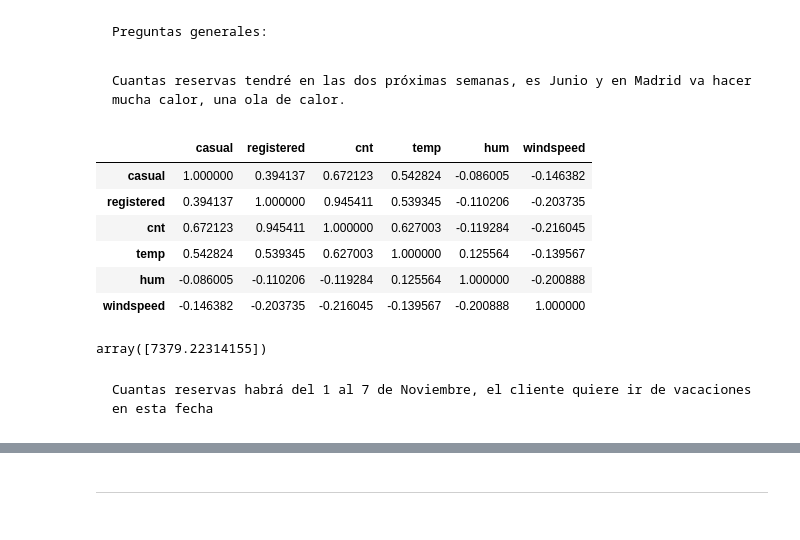
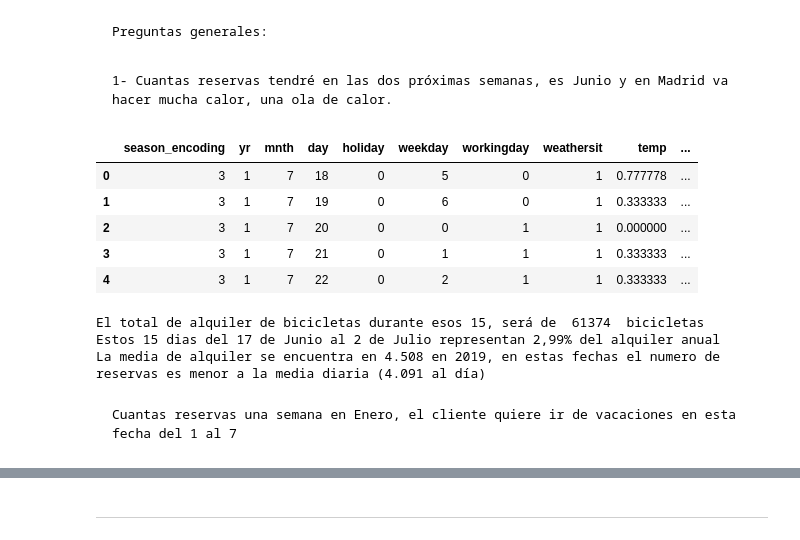
Before and after one commit to Adalab/project-da-promo-A-module-3-team-1, a Jupyter notebook: Regresion_Lineal_multiple_parte_4.ipynb, the cells around one changed output, grey strips where cells are left out. Drawn from its saved outputs; the diff is of its cells as text; code cells hidden in the pictures.

```diff
--- a/Regresion_Lineal_multiple_parte_4.ipynb
+++ b/Regresion_Lineal_multiple_parte_4.ipynb
@@ -889,21 +871,12 @@ residuals_train = (y_train - y_pred_train)
 # %% [markdown]
     Preguntas generales:
 # %% [markdown]
-    Cuantas reservas tendré en las dos próximas semanas, es Junio y en Madrid va hacer mucha calor, una ola de calor.
+    1- Cuantas reservas tendré en las dos próximas semanas, es Junio y en Madrid va hacer mucha calor, una ola de calor.
-# %%
-df_standardized.corr()
-# %% [output]
-|  | casual | registered | cnt | temp | hum | windspeed |
-| casual | 1.000000 | 0.394137 | 0.672123 | 0.542824 | -0.086005 | -0.146382 |
-| registered | 0.394137 | 1.000000 | 0.945411 | 0.539345 | -0.110206 | -0.203735 |
-| cnt | 0.672123 | 0.945411 | 1.000000 | 0.627003 | -0.119284 | -0.216045 |
-| temp | 0.542824 | 0.539345 | 0.627003 | 1.000000 | 0.125564 | -0.139567 |
-| hum | -0.086005 | -0.110206 | -0.119284 | 0.125564 | 1.000000 | -0.200888 |
-| windspeed | -0.146382 | -0.203735 | -0.216045 | -0.139567 | -0.200888 | 1.000000 |
 # %%
 #DF Viernes 17 al Sábado 2 de Julio
 
-df_quince_dias= pd.DataFrame({'season_encoding':[3],
+df_quince_dias= pd.DataFrame({
+'season_encoding':[3,3,3,3,3,3,3,3,3,3,3,3,3,3,3],
 'yr':[1,1,1,1,1,1,1,1,1,1,1,1,1,1,1],
 'mnth':[7,7,7,7,7,7,7,7,7,7,7,7,7,8,8],
 'day':[18,19,20,21,22,23,24,25,26,27,28,29,30,1,2],
@@ -913,21 +886,38 @@ df_quince_dias= pd.DataFrame({'season_encoding':[3],
 'weathersit':[1,1,1,1,1,1,1,1,1,1,1,1,1,1,1],
 'temp':[37,33,30,33,33,31,32,34,37,38,38,39,38,36,33],
 'hum':[47,53,58,60,63,70,73,75,77,78,79,80,81,82,83],
-'windspeed':[9,9,9,9,910,10,11,10,10,7,8,8,10,10,12]})
+'windspeed':[9,9,9,9,10,10,11,10,10,7,8,8,10,10,12]})
+# %%
+df_quince_dias['season_encoding'] = df_quince_dias['season_encoding'].astype('category')
+df_quince_dias['yr'] = df_quince_dias['yr'].astype('category')
+df_quince_dias['mnth'] = df_quince_dias['mnth'].astype('category')
+df_quince_dias['day'] = df_quince_dias['day'].astype('category')
+df_quince_dias['holiday'] = df_quince_dias['holiday'].astype('category')
+df_quince_dias['weekday'] = df_quince_dias['weekday'].astype('category')
+df_quince_dias['workingday'] = df_quince_dias['workingday'].astype('category')
+df_quince_dias['weathersit'] = df_quince_dias['weathersit'].astype('category')
+# %%
+numericas_d=df_quince_dias.select_dtypes(include=np.number)
 # %%
 st = MinMaxScaler()
-x_tranformadas = pd.DataFrame(st.fit_transform(df.select_dtypes(include=np.number)))
-x_tranformadas.columns = df.select_dtypes(include=np.number)
-df[x_tranformadas.columns] = x_tranformadas
-df.head()
+x_tranformadas = pd.DataFrame(st.fit_transform(numericas_d))
+x_tranformadas.columns = numericas_d.columns
+df_quince_dias[x_tranformadas.columns] = x_tranformadas
+df_quince_dias.head(2)
+# %% [output]
+|  | season_encoding | yr | mnth | day | holiday | weekday | workingday | weathersit | temp | ... |
+| 0 | 3 | 1 | 7 | 18 | 0 | 5 | 0 | 1 | 0.777778 | ... |
+| 1 | 3 | 1 | 7 | 19 | 0 | 6 | 0 | 1 | 0.333333 | ... |
+| 2 | 3 | 1 | 7 | 20 | 0 | 0 | 1 | 1 | 0.000000 | ... |
+| 3 | 3 | 1 | 7 | 21 | 0 | 1 | 1 | 1 | 0.333333 | ... |
+| 4 | 3 | 1 | 7 | 22 | 0 | 2 | 1 | 1 | 0.333333 | ... |
-# %%
-# Preparar los datos del  17 de junio al 2 de julio
-dict_model = {"season_encoding":[2] ,'yr':[2], 'mnth':[7], 'day':[14] , 'holiday':[0], 'weekday':[4], 'workingday':[1], 'weathersit':[1], 'temp':[38], 'hum':[30], 'windspeed':[10]}
-df_dict_model = pd.DataFrame(dict_model)
-lr.predict(df_dict_model) #número de bicicletas que serán reservadas
-
-#Cuantas reservas son esas frente al total en el mismo mes, y frente al total del año, son datos interesantes y obligatorios de exponer.
-# %% [output]
-array([7379.22314155])
+# %%
+print('El total de alquiler de bicicletas durante esos 15, será de ',lr.predict(df_quince_dias).sum().astype('int64'),' bicicletas')
+print('Estos 15 dias del 17 de Junio al 2 de Julio representan 2,99% del alquiler anual ')
+print('La media de alquiler se encuentra en 4.508 en 2019, en estas fechas el numero de reservas es menor a la media diaria (4.091 al día)')
+# %% [output]
+El total de alquiler de bicicletas durante esos 15, será de  61374  bicicletas
+Estos 15 dias del 17 de Junio al 2 de Julio representan 2,99% del alquiler anual
+La media de alquiler se encuentra en 4.508 en 2019, en estas fechas el numero de reservas es menor a la media diaria (4.091 al día)
 # %% [markdown]
-    Cuantas reservas habrá del 1 al 7 de Noviembre, el cliente quiere ir de vacaciones en esta fecha
+    Cuantas reservas una semana en Enero, el cliente quiere ir de vacaciones en esta fecha del 1 al 7
```
Also changed, not shown: parts of 15 cells of this notebook.
